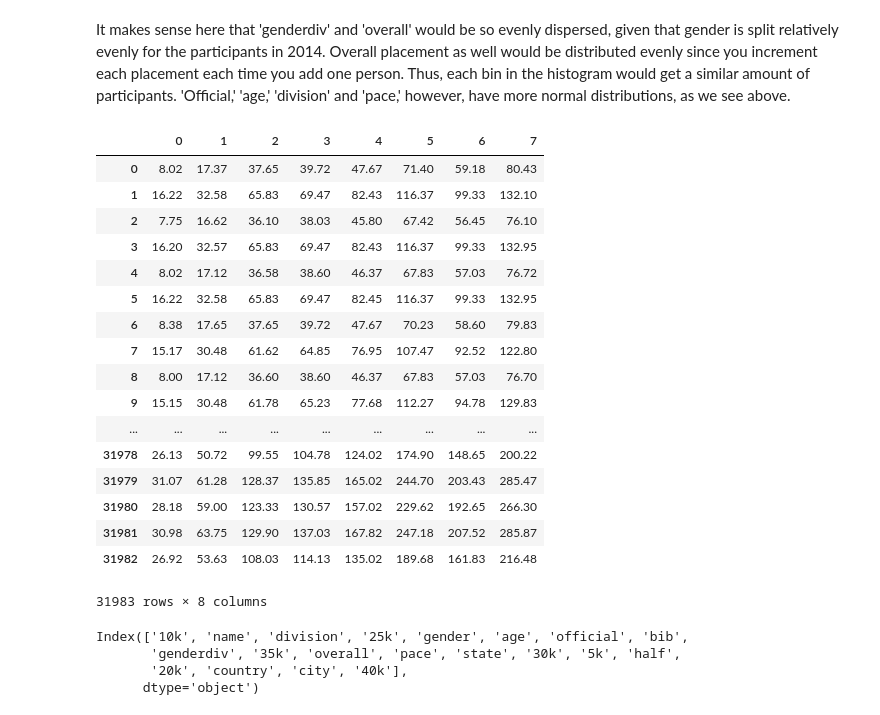
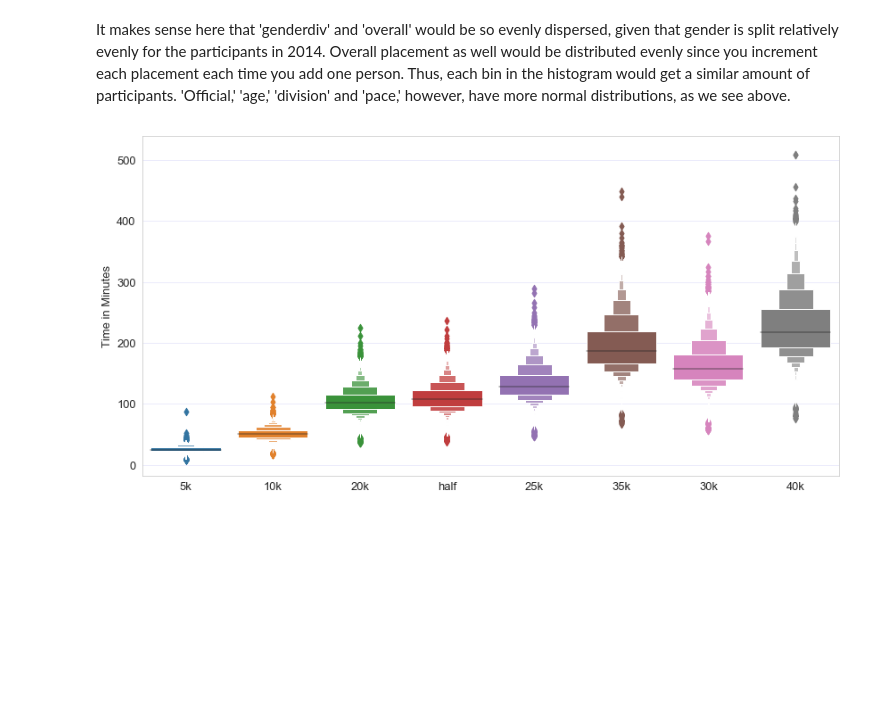
Before and after one commit to Begecky/Thinkful_Materials, a Jupyter notebook: Unit_4/2014_BostonMarathon.ipynb, the cells around one changed output. Cells and saved outputs as stored; diff of their text form; code cells hidden in the pictures; blank space fills up the shorter version.

```diff
--- a/Unit_4/2014_BostonMarathon.ipynb
+++ b/Unit_4/2014_BostonMarathon.ipynb
@@ -182,21 +200,0 @@ nan_columns_1 = pd.DataFrame(nan_columns_1)
-# %%
-nan_columns_1
-# %% [output]
-|  | 0 | 1 | 2 | 3 | 4 | 5 | 6 | 7 |
-| 0 | 8.02 | 17.37 | 37.65 | 39.72 | 47.67 | 71.40 | 59.18 | 80.43 |
-| 1 | 16.22 | 32.58 | 65.83 | 69.47 | 82.43 | 116.37 | 99.33 | 132.10 |
-| 2 | 7.75 | 16.62 | 36.10 | 38.03 | 45.80 | 67.42 | 56.45 | 76.10 |
-| 3 | 16.20 | 32.57 | 65.83 | 69.47 | 82.43 | 116.37 | 99.33 | 132.95 |
-| 4 | 8.02 | 17.12 | 36.58 | 38.60 | 46.37 | 67.83 | 57.03 | 76.72 |
-| 5 | 16.22 | 32.58 | 65.83 | 69.47 | 82.45 | 116.37 | 99.33 | 132.95 |
-| 6 | 8.38 | 17.65 | 37.65 | 39.72 | 47.67 | 70.23 | 58.60 | 79.83 |
-| 7 | 15.17 | 30.48 | 61.62 | 64.85 | 76.95 | 107.47 | 92.52 | 122.80 |
-| 8 | 8.00 | 17.12 | 36.60 | 38.60 | 46.37 | 67.83 | 57.03 | 76.70 |
-| 9 | 15.15 | 30.48 | 61.78 | 65.23 | 77.68 | 112.27 | 94.78 | 129.83 |
-| ... | ... | ... | ... | ... | ... | ... | ... | ... |
-| 31978 | 26.13 | 50.72 | 99.55 | 104.78 | 124.02 | 174.90 | 148.65 | 200.22 |
-| 31979 | 31.07 | 61.28 | 128.37 | 135.85 | 165.02 | 244.70 | 203.43 | 285.47 |
-| 31980 | 28.18 | 59.00 | 123.33 | 130.57 | 157.02 | 229.62 | 192.65 | 266.30 |
-| 31981 | 30.98 | 63.75 | 129.90 | 137.03 | 167.82 | 247.18 | 207.52 | 285.87 |
-| 31982 | 26.92 | 53.63 | 108.03 | 114.13 | 135.02 | 189.68 | 161.83 | 216.48 |
-31983 rows × 8 columns
@@ -233,0 +201,36 @@ sns.countplot(x = checkpts.index, data = checkpts[7])
+# %%
+# Looking at our object columns:
+    # It was ultimately necessary to impute the mode for these columns for our visualizations.
+
+from sklearn.impute import SimpleImputer
+
+mode_imputer = SimpleImputer(strategy = 'most_frequent')
+nan_columns_1 = mode_imputer.fit_transform(graph_df[['5k', '10k', '20k', 'half', '25k','35k','30k', '40k']])
+nan_columns_1 = pd.DataFrame(nan_columns_1)
+
+# Putting these back into our main dataframe:
+graph_df['5k'] = nan_columns_1[[0]]
+graph_df['10k'] = nan_columns_1[[1]]
+graph_df['20k'] = nan_columns_1[[2]]
+graph_df['half'] = nan_columns_1[[3]]
+graph_df['25k'] = nan_columns_1[[4]]
+graph_df['35k'] = nan_columns_1[[5]]
+graph_df['30k'] = nan_columns_1[[6]]
+graph_df['40k'] = nan_columns_1[[7]]
+
+# Making a subset of the dataframe for plotting purposes:
+
+checkpoints = graph_df[['5k', '10k', '20k', 'half', '25k','35k','30k', '40k']]
+# %%
+fonts = {'fontsize':13}
+kwargs = {'linestyle':'-'}
+rc = {'grid.color':'lavender'}
+
+with sns.axes_style('whitegrid', rc = rc):
+    figure = plt.figure(figsize = (14, 7))
+    sns.boxenplot(data = checkpoints, **kwargs)
+    plt.tick_params(axis = 'both', labelsize = 13)
+    plt.ylabel("Time in Minutes", fontdict = fonts)
+    plt.show()
+# %% [output]
+[figure, added]
@@ -234,14 +256,5 @@ sns.countplot(x = checkpts.index, data = checkpts[7])
 # %%
 categoricals = df[['gender', 'state', 'country', 'city']]
-
-checkpts_over_half = df[['25k','35k','30k', '40k']]
-
-df.keys()
-# %% [output]
-Index(['10k', 'name', 'division', '25k', 'gender', 'age', 'official', 'bib',
-       'genderdiv', '35k', 'overall', 'pace', 'state', '30k', '5k', 'half',
-       '20k', 'country', 'city', '40k'],
-      dtype='object')
 # %%
 for column in numeric_cols:
     plt.hist(numeric_cols[column])
```
Also changed, not shown: parts of 49 cells of this notebook, 1 other file.
